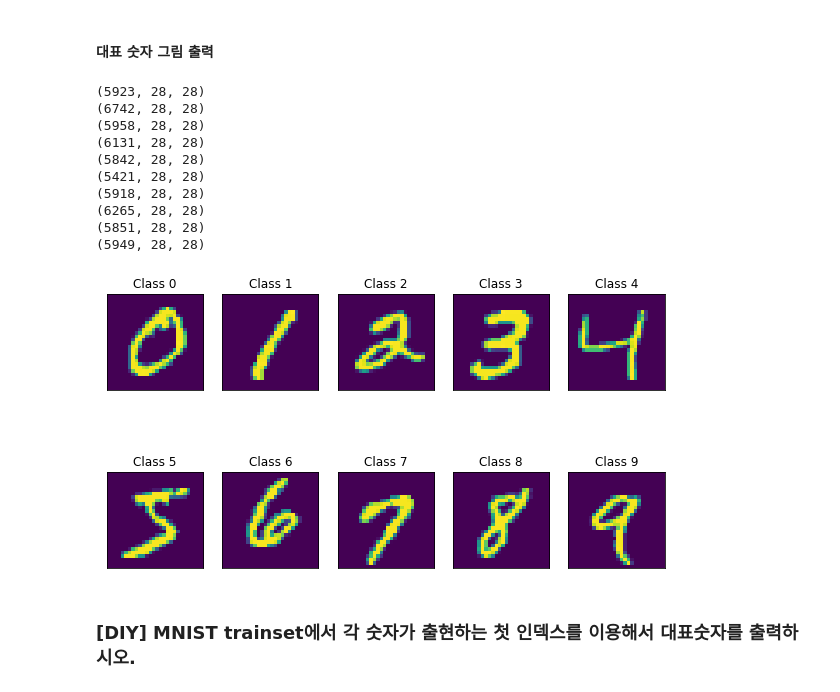
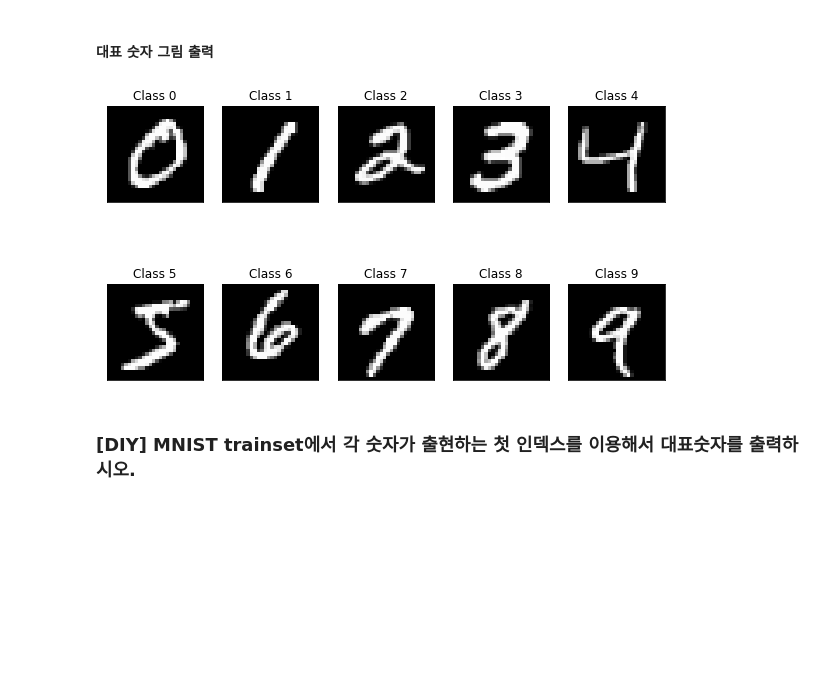
Before and after one commit to junggangwo/pdm04, a Jupyter notebook: py-tensorflow/tf2_1_datasets_cv_I.ipynb, the cells around one changed output. Saved outputs shown, nothing was run; the diff lists cells and outputs as text; code cells hidden in the pictures; blank space fills up the shorter version.

```diff
--- a/py-tensorflow/tf2_1_datasets_cv_I.ipynb
+++ b/py-tensorflow/tf2_1_datasets_cv_I.ipynb
@@ -114,25 +110,14 @@ plt.show()
 # %%
 fig = plt.figure(figsize=(10,6))
 for i in range(10):
     plt.subplot(2, 5, i+1)
     num0_9 = trainX[trainy == i]
-    print(num0_9.shape)
-    plt.imshow(num0_9[0]) #, cmap='gray') #, interpolation='none')
+    plt.imshow(num0_9[0], cmap='gray') #, interpolation='none')
     plt.title("Class %d" % (i))
     plt.xticks([])
     plt.yticks([])
 # %% [output]
-(5923, 28, 28)
-(6742, 28, 28)
-(5958, 28, 28)
-(6131, 28, 28)
-(5842, 28, 28)
-(5421, 28, 28)
-(5918, 28, 28)
-(6265, 28, 28)
-(5851, 28, 28)
-(5949, 28, 28)
-[figure, old version]
+[figure, new version]
 # %% [markdown]
 ### [DIY] MNIST trainset에서 각 숫자가 출현하는 첫 인덱스를 이용해서 대표숫자를 출력하시오.
 # %%
```
Also changed, not shown: parts of 32 cells of this notebook.
